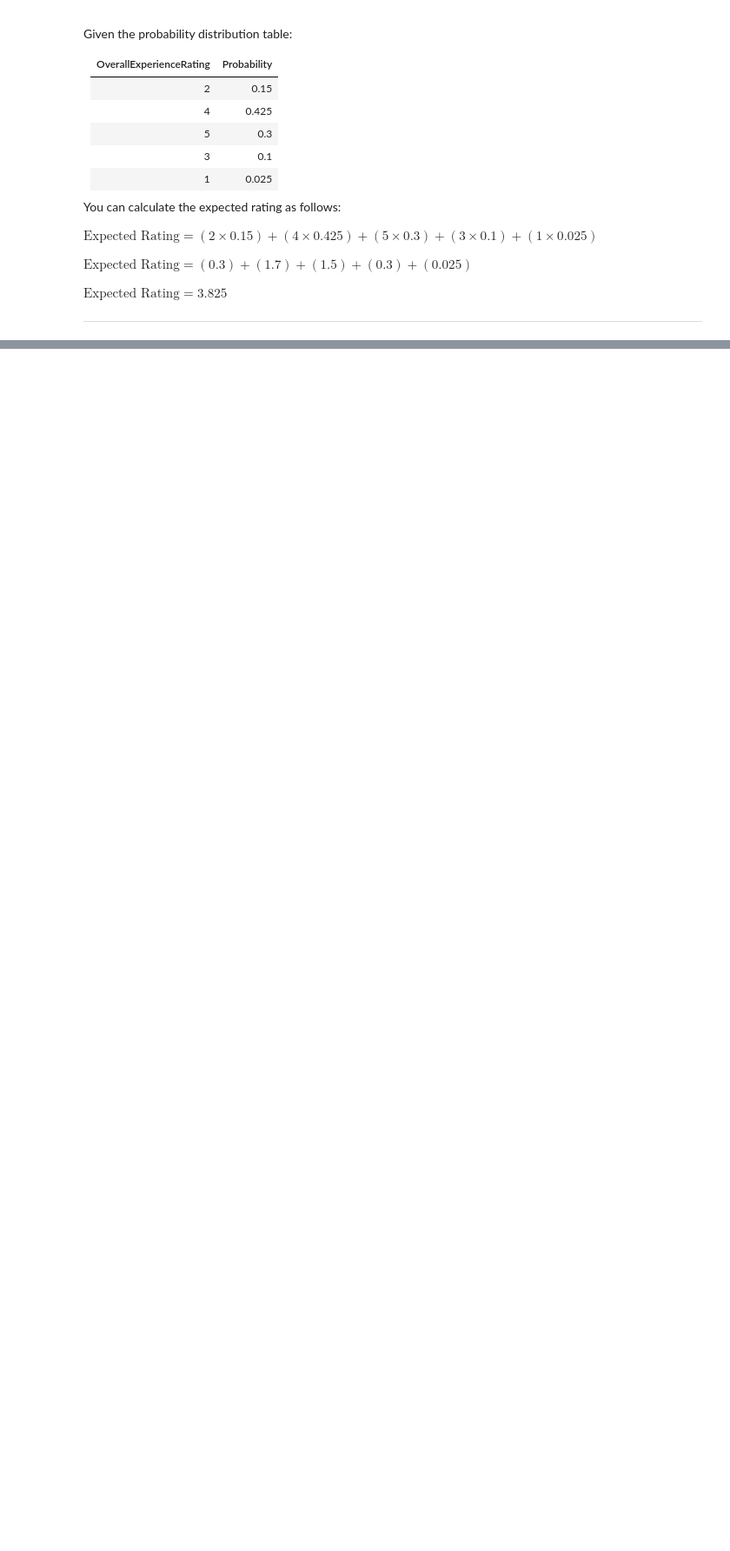
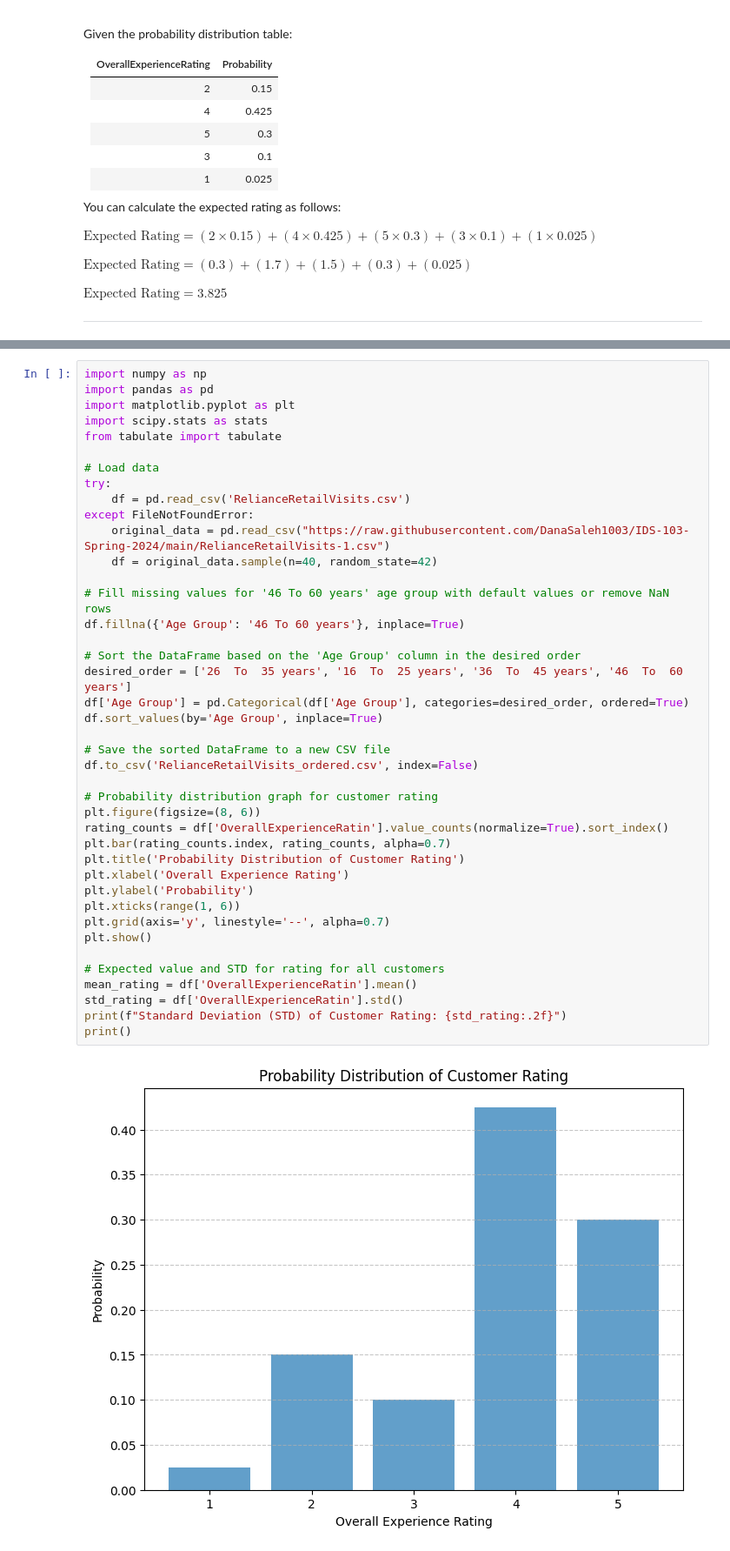
Before and after one commit to robertnesterodhiambo/robertnesterodhiambo-Data-analysis, a Jupyter notebook: python notebooks/stast.ipynb, the cells around one changed output, grey strips where cells are left out. Shown at 87% size. Saved outputs shown, nothing was run; the diff lists cells and outputs as text; blank space fills up the shorter version.

```diff
--- a/python notebooks/stast.ipynb
+++ b/python notebooks/stast.ipynb
@@ -141,0 +144,43 @@ $ \text{Expected Rating} = 3.825 $
+# %%
+import numpy as np
+import pandas as pd
+import matplotlib.pyplot as plt
+import scipy.stats as stats
+from tabulate import tabulate
+
+# Load data
+try:
+    df = pd.read_csv('RelianceRetailVisits.csv')
+except FileNotFoundError:
+    original_data = pd.read_csv("https://raw.githubusercontent.com/DanaSaleh1003/IDS-103-Spring-2024/main/RelianceRetailVisits-1.csv")
+    df = original_data.sample(n=40, random_state=42)
+
+# Fill missing values for '46 To 60 years' age group with default values or remove NaN rows
+df.fillna({'Age Group': '46 To 60 years'}, inplace=True)
+
+# Sort the DataFrame based on the 'Age Group' column in the desired order
+desired_order = ['26  To  35 years', '16  To  25 years', '36  To  45 years', '46  To  60 years']
+df['Age Group'] = pd.Categorical(df['Age Group'], categories=desired_order, ordered=True)
+df.sort_values(by='Age Group', inplace=True)
+
+# Save the sorted DataFrame to a new CSV file
+df.to_csv('RelianceRetailVisits_ordered.csv', index=False)
+
+# Probability distribution graph for customer rating
+plt.figure(figsize=(8, 6))
+rating_counts = df['OverallExperienceRatin'].value_counts(normalize=True).sort_index()
+plt.bar(rating_counts.index, rating_counts, alpha=0.7)
+plt.title('Probability Distribution of Customer Rating')
+plt.xlabel('Overall Experience Rating')
+plt.ylabel('Probability')
+plt.xticks(range(1, 6))
+plt.grid(axis='y', linestyle='--', alpha=0.7)
+plt.show()
+
+# Expected value and STD for rating for all customers
+mean_rating = df['OverallExperienceRatin'].mean()
+std_rating = df['OverallExperienceRatin'].std()
+print(f"Standard Deviation (STD) of Customer Rating: {std_rating:.2f}")
+print()
+# %% [output]
+[figure, added]
```
Also changed, not shown: parts of 18 cells of this notebook, 2 other files.
